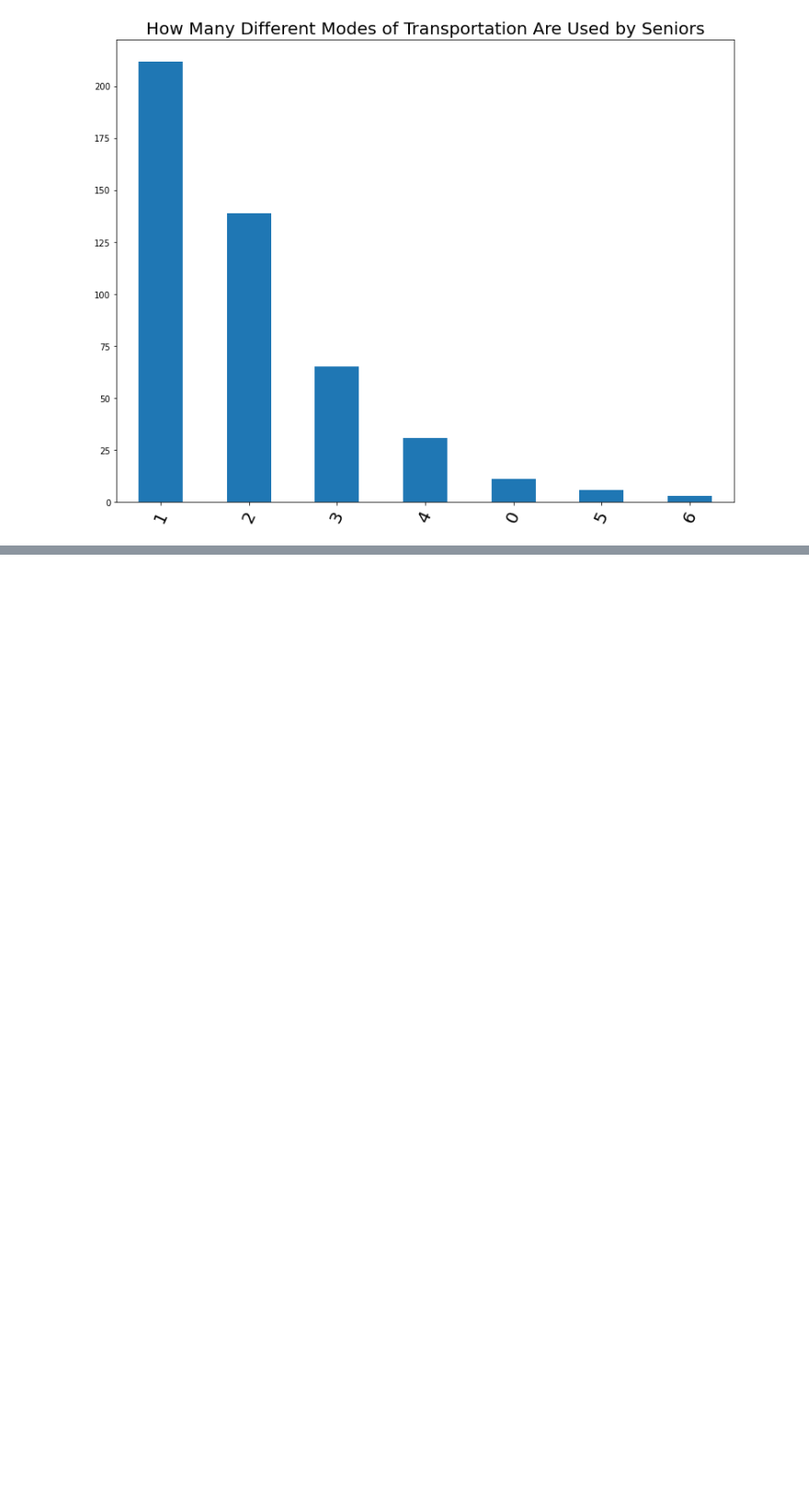
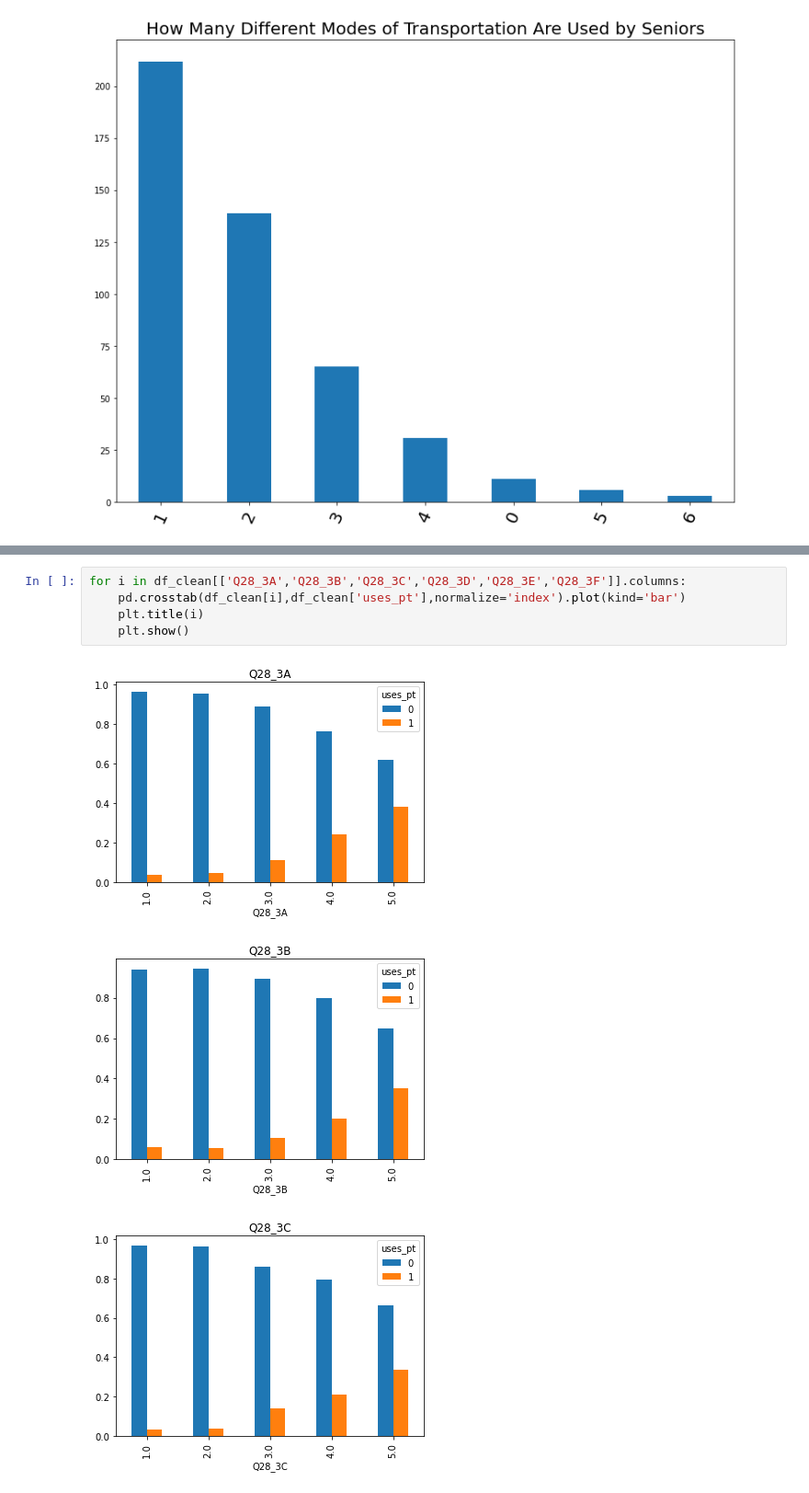
Before and after one commit to matthewasloan95/social-isolation-transportation, a Jupyter notebook: public_transit.ipynb, the cells around one changed output, grey strips where cells are left out. Shown at 92% size. Cells and saved outputs as stored; diff of their text form; blank space fills up the shorter version.

```diff
--- a/public_transit.ipynb
+++ b/public_transit.ipynb
@@ -386,0 +453,9 @@ plt.show()
+# %%
+for i in df_clean[['Q28_3A','Q28_3B','Q28_3C','Q28_3D','Q28_3E','Q28_3F']].columns:
+    pd.crosstab(df_clean[i],df_clean['uses_pt'],normalize='index').plot(kind='bar')
+    plt.title(i)
+    plt.show()
+# %% [output]
+[figure, added]
+[figure, added]
+[figure, added]
```
Also changed, not shown: parts of 18 cells of this notebook.
